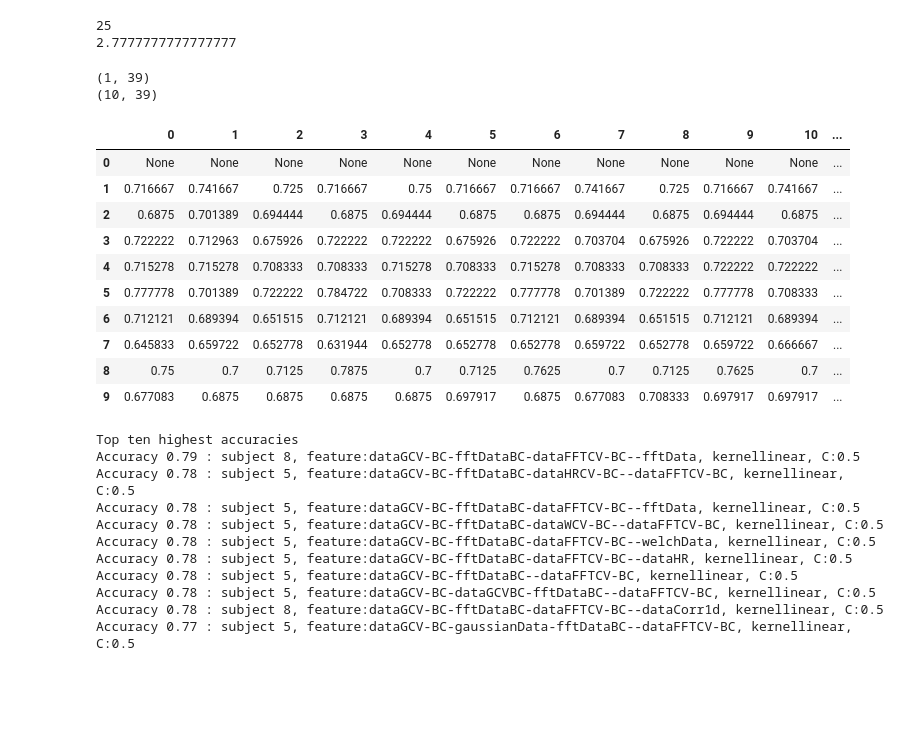
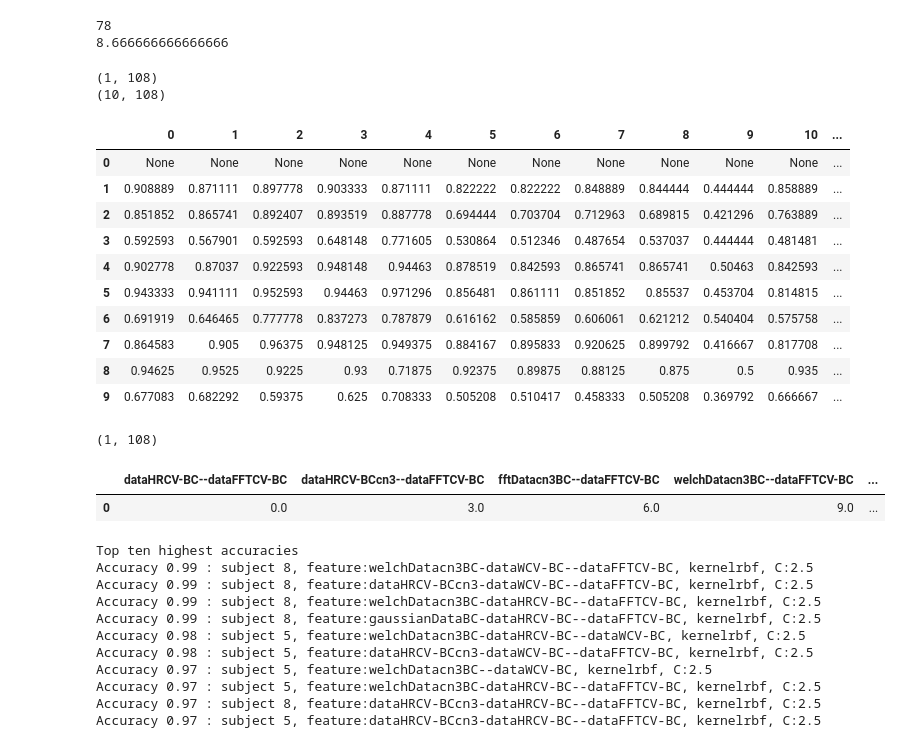
Before and after one commit to JuliaAlmaLuna/InnerSpeechEEGDecoding, a Jupyter notebook: makeTables.ipynb, the cells around one changed output. Saved outputs shown, nothing was run; the diff lists cells and outputs as text; code cells hidden in the pictures; blank space fills up the shorter version.

```diff
--- a/makeTables.ipynb
+++ b/makeTables.ipynb
@@ -2,10 +2,11 @@
 import glob
 # This file should run basically insta fast. Bad coding for sure
 genSavePath = "F:/PythonProjects/NietoExcercise-1/SavedResults/"
-day = "06" # Which month and days result you want to visualize in table
+day = "07" # Which month and days result you want to visualize in table
 month = 11
-repetitionValue = 23
-repetitionName = "udrlBC20comma005"
+repetitionValue = 35
+repetitionName =  "udiplotAda3" #  "udrlBC30comma005ada"  #  "udrlBC4CVTest" #
+#
 repetitionString = f"{repetitionValue}{repetitionName}"
 curSavePath = f"{genSavePath}{day}-{month}-{repetitionString}/"
 savedResults = glob.glob(curSavePath + "savedBestSeed*")
@@ -16,8 +17,8 @@ minAcc = 0.2
 print(len(savedResults))
 print(len(savedResults)/9)
 # %% [output]
-25
-2.7777777777777777
+78
+8.666666666666666
 # %%
 import pandas as pd
 from array import ArrayType
@@ -72,6 +73,10 @@ for s, subject in enumerate(results):
                 if ares > 0.98:
                     ares = 0.99
                 akernel = aResults2[2]
+                if "lin" in akernel:
+                    continue
+                if "sig" in akernel:
+                    continue
                 aC = round(aResults2[3], 2)
 
                 if aName not in nameDict:
@@ -206,44 +211,62 @@ for subNr, cResult in enumerate(combinationResult):
     if len(topThreeThisSubject)>0:
         topThreeAllSubjects.append(topThreeThisSubject)
 # Print the table!
 comboAverage = comboAverage / nrOfSubjects
 print(comboAverage.shape)
 print(subjectResultArray.shape)
 pd.set_option("display.max_columns", None)
 
 # For loop through zip of headers and columns,
 # If column has all values == None, Remove column and header.
 subjectResultArray = np.array(subjectResultArray)
 emptyCols = []
 atleastOneEmpty = False
 for hcol, in zip(headers):
     if all(subjectResultArray[:,hcol] == None):
         atleastOneEmpty = True
         emptyCols.append(hcol)
 if atleastOneEmpty:
     subjectResultArray = np.delete(subjectResultArray, np.array(emptyCols),1)
     headers = np.delete(headers, np.array(emptyCols),0)
     comboAverage = np.delete(comboAverage, np.array(emptyCols),1)
     comboTotal = np.delete(comboTotal, np.array(emptyCols),1)
     nrOfSubjects = np.delete(nrOfSubjects, np.array(emptyCols),0)
 
 
 table = pd.DataFrame(subjectResultArray, columns=headers)
 display(table)
 # %% [output]
-(1, 39)
-(10, 39)
+(1, 108)
+(10, 108)
 |  | 0 | 1 | 2 | 3 | 4 | 5 | 6 | 7 | 8 | 9 | 10 | ... |
 | 0 | None | None | None | None | None | None | None | None | None | None | None | ... |
-| 1 | 0.716667 | 0.741667 | 0.725 | 0.716667 | 0.75 | 0.716667 | 0.716667 | 0.741667 | 0.725 | 0.716667 | 0.741667 | ... |
-| 2 | 0.6875 | 0.701389 | 0.694444 | 0.6875 | 0.694444 | 0.6875 | 0.6875 | 0.694444 | 0.6875 | 0.694444 | 0.6875 | ... |
-| 3 | 0.722222 | 0.712963 | 0.675926 | 0.722222 | 0.722222 | 0.675926 | 0.722222 | 0.703704 | 0.675926 | 0.722222 | 0.703704 | ... |
-| 4 | 0.715278 | 0.715278 | 0.708333 | 0.708333 | 0.715278 | 0.708333 | 0.715278 | 0.708333 | 0.708333 | 0.722222 | 0.722222 | ... |
-| 5 | 0.777778 | 0.701389 | 0.722222 | 0.784722 | 0.708333 | 0.722222 | 0.777778 | 0.701389 | 0.722222 | 0.777778 | 0.708333 | ... |
-| 6 | 0.712121 | 0.689394 | 0.651515 | 0.712121 | 0.689394 | 0.651515 | 0.712121 | 0.689394 | 0.651515 | 0.712121 | 0.689394 | ... |
-| 7 | 0.645833 | 0.659722 | 0.652778 | 0.631944 | 0.652778 | 0.652778 | 0.652778 | 0.659722 | 0.652778 | 0.659722 | 0.666667 | ... |
-| 8 | 0.75 | 0.7 | 0.7125 | 0.7875 | 0.7 | 0.7125 | 0.7625 | 0.7 | 0.7125 | 0.7625 | 0.7 | ... |
-| 9 | 0.677083 | 0.6875 | 0.6875 | 0.6875 | 0.6875 | 0.697917 | 0.6875 | 0.677083 | 0.708333 | 0.697917 | 0.697917 | ... |
+| 1 | 0.908889 | 0.871111 | 0.897778 | 0.903333 | 0.871111 | 0.822222 | 0.822222 | 0.848889 | 0.844444 | 0.444444 | 0.858889 | ... |
+| 2 | 0.851852 | 0.865741 | 0.892407 | 0.893519 | 0.887778 | 0.694444 | 0.703704 | 0.712963 | 0.689815 | 0.421296 | 0.763889 | ... |
+| 3 | 0.592593 | 0.567901 | 0.592593 | 0.648148 | 0.771605 | 0.530864 | 0.512346 | 0.487654 | 0.537037 | 0.444444 | 0.481481 | ... |
+| 4 | 0.902778 | 0.87037 | 0.922593 | 0.948148 | 0.94463 | 0.878519 | 0.842593 | 0.865741 | 0.865741 | 0.50463 | 0.842593 | ... |
+| 5 | 0.943333 | 0.941111 | 0.952593 | 0.94463 | 0.971296 | 0.856481 | 0.861111 | 0.851852 | 0.85537 | 0.453704 | 0.814815 | ... |
+| 6 | 0.691919 | 0.646465 | 0.777778 | 0.837273 | 0.787879 | 0.616162 | 0.585859 | 0.606061 | 0.621212 | 0.540404 | 0.575758 | ... |
+| 7 | 0.864583 | 0.905 | 0.96375 | 0.948125 | 0.949375 | 0.884167 | 0.895833 | 0.920625 | 0.899792 | 0.416667 | 0.817708 | ... |
+| 8 | 0.94625 | 0.9525 | 0.9225 | 0.93 | 0.71875 | 0.92375 | 0.89875 | 0.88125 | 0.875 | 0.5 | 0.935 | ... |
+| 9 | 0.677083 | 0.682292 | 0.59375 | 0.625 | 0.708333 | 0.505208 | 0.510417 | 0.458333 | 0.505208 | 0.369792 | 0.666667 | ... |
+# %%
+x = 0
+
+pd.set_option("display.max_columns", None)
+print()
+nameDictNrs = np.ones([1, len(nameDict)])
+nameDictNrs[0,:] = np.arange(len(nameDict)) * 3
+print(nameDictNrs.shape)
+table = pd.DataFrame(nameDictNrs , columns=nameDict.keys())
+display(table)
+# for names in nameDict.keys():
+#     print(names, end="        ")
+#     x +=1
+#     #print(x)
+# %% [output]
+(1, 108)
+|  | dataHRCV-BC--dataFFTCV-BC | dataHRCV-BCcn3--dataFFTCV-BC | fftDatacn3BC--dataFFTCV-BC | welchDatacn3BC--dataFFTCV-BC | ... |
+| 0 | 0.0 | 3.0 | 6.0 | 9.0 | ... |
 # %%
 print("Top ten highest accuracies")
 
@@ -254,16 +277,16 @@ for top in topTen:
         )
 # %% [output]
 Top ten highest accuracies
-Accuracy 0.79 : subject 8, feature:dataGCV-BC-fftDataBC-dataFFTCV-BC--fftData, kernellinear, C:0.5
-Accuracy 0.78 : subject 5, feature:dataGCV-BC-fftDataBC-dataHRCV-BC--dataFFTCV-BC, kernellinear, C:0.5
-Accuracy 0.78 : subject 5, feature:dataGCV-BC-fftDataBC-dataFFTCV-BC--fftData, kernellinear, C:0.5
-Accuracy 0.78 : subject 5, feature:dataGCV-BC-fftDataBC-dataWCV-BC--dataFFTCV-BC, kernellinear, C:0.5
-Accuracy 0.78 : subject 5, feature:dataGCV-BC-fftDataBC-dataFFTCV-BC--welchData, kernellinear, C:0.5
-Accuracy 0.78 : subject 5, feature:dataGCV-BC-fftDataBC-dataFFTCV-BC--dataHR, kernellinear, C:0.5
-Accuracy 0.78 : subject 5, feature:dataGCV-BC-fftDataBC--dataFFTCV-BC, kernellinear, C:0.5
-Accuracy 0.78 : subject 5, feature:dataGCV-BC-dataGCVBC-fftDataBC--dataFFTCV-BC, kernellinear, C:0.5
-Accuracy 0.78 : subject 8, feature:dataGCV-BC-fftDataBC-dataFFTCV-BC--dataCorr1d, kernellinear, C:0.5
-Accuracy 0.77 : subject 5, feature:dataGCV-BC-gaussianData-fftDataBC--dataFFTCV-BC, kernellinear, C:0.5
+Accuracy 0.99 : subject 8, feature:welchDatacn3BC-dataWCV-BC--dataFFTCV-BC, kernelrbf, C:2.5
+Accuracy 0.99 : subject 8, feature:dataHRCV-BCcn3-dataWCV-BC--dataFFTCV-BC, kernelrbf, C:2.5
+Accuracy 0.99 : subject 8, feature:welchDatacn3BC-dataHRCV-BC--dataFFTCV-BC, kernelrbf, C:2.5
+Accuracy 0.99 : subject 8, feature:gaussianDataBC-dataHRCV-BC--dataFFTCV-BC, kernelrbf, C:2.5
+Accuracy 0.98 : subject 5, feature:welchDatacn3BC-dataHRCV-BC--dataWCV-BC, kernelrbf, C:2.5
+Accuracy 0.98 : subject 5, feature:dataHRCV-BCcn3-dataWCV-BC--dataFFTCV-BC, kernelrbf, C:2.5
+Accuracy 0.97 : subject 5, feature:welchDatacn3BC--dataWCV-BC, kernelrbf, C:2.5
+Accuracy 0.97 : subject 5, feature:welchDatacn3BC-dataHRCV-BC--dataFFTCV-BC, kernelrbf, C:2.5
+Accuracy 0.97 : subject 8, feature:dataHRCV-BCcn3-dataHRCV-BC--dataFFTCV-BC, kernelrbf, C:2.5
+Accuracy 0.97 : subject 5, feature:dataHRCV-BCcn3-dataHRCV-BC--dataFFTCV-BC, kernelrbf, C:2.5
 # %%
 print("Top ten highest accuracies")
 #del(topThreeThisSubject[0])
```
Also changed, not shown: parts of 6 cells of this notebook, 10 other files.
